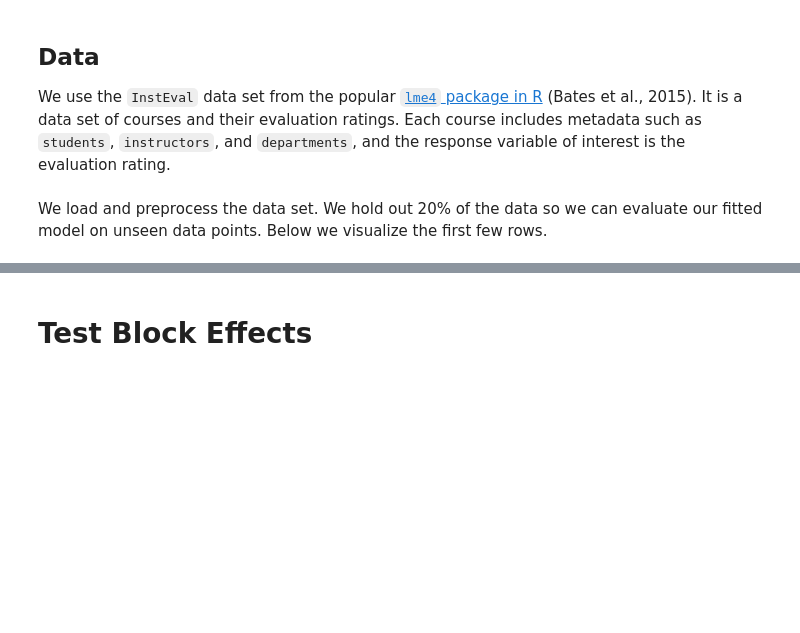
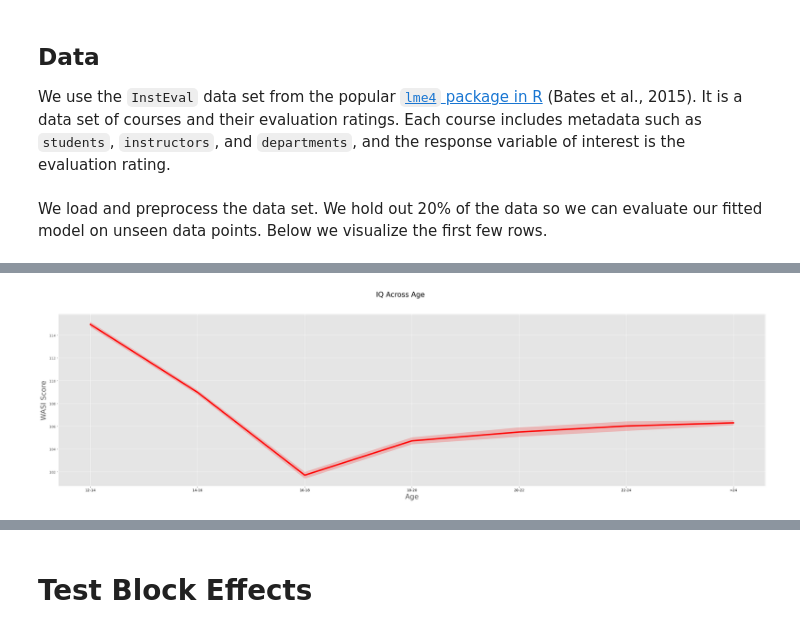
Before and after one commit to angelaradulescu/ldm-analysis, a Jupyter notebook: Tensorflow_Linear_Mixed_Effects_Models.ipynb, the cells around one changed output, grey strips where cells are left out. Cells and saved outputs as stored; diff of their text form; code cells hidden in the pictures; blank space fills up the shorter version.

```diff
--- a/Tensorflow_Linear_Mixed_Effects_Models.ipynb
+++ b/Tensorflow_Linear_Mixed_Effects_Models.ipynb
@@ -83,5 +89,15 @@ Note: if for some reason you cannot access a GPU, this colab will still work. (T
 ## Data
 
 We use the `InstEval` data set from the popular [`lme4` package in R](https://CRAN.R-project.org/package=lme4) (Bates et al., 2015). It is a data set of courses and their evaluation ratings. Each course includes metadata such as `students`, `instructors`, and `departments`, and the response variable of interest is the evaluation rating.
+# %%
+def load_behav():
+  """Loads the behavioral data .
+
+  Returns:
+  Dataframe with all behavioral data
+  """
+  url = ('https://raw.githubusercontent.com/angelaradulescu/ldm-analysis/main/ProcessedData/CleanedProcessedBehavioralData.csv')
+
+  return pd.read_csv(url)
 # %%
 def load_feedback():
@@ -96,0 +158,15 @@ We load and preprocess the data set. We hold out 20% of the data so we can evalu
+# %%
+behav_df = pd.melt(behav_data, col_level=0, id_vars='AgeBin', value_vars=['IQ']).set_index("AgeBin").loc[age_bin_order].reset_index()
+
+fig, ax1 = plt.subplots(figsize=(36,9))
+fig.suptitle('IQ Across Age',fontsize = 20)
+
+l1 = sns.lineplot(ax = ax1, x = 'AgeBin', y="value", err_style="band", ci=68, data=behav_df, lw=4, legend='brief', label='', color='red')
+sns.despine()
+xl = ax1.set_xlabel('Age',fontsize = 20);
+yl = ax1.set_ylabel('WASI Score',fontsize = 20);
+for axis in ['top','bottom','left','right']:
+      ax1.spines[axis].set_linewidth(2)
+ax1.tick_params(axis='x',colors='k')
+# %% [output]
+[figure, added]
```
Also changed, not shown: parts of 46 cells of this notebook.
